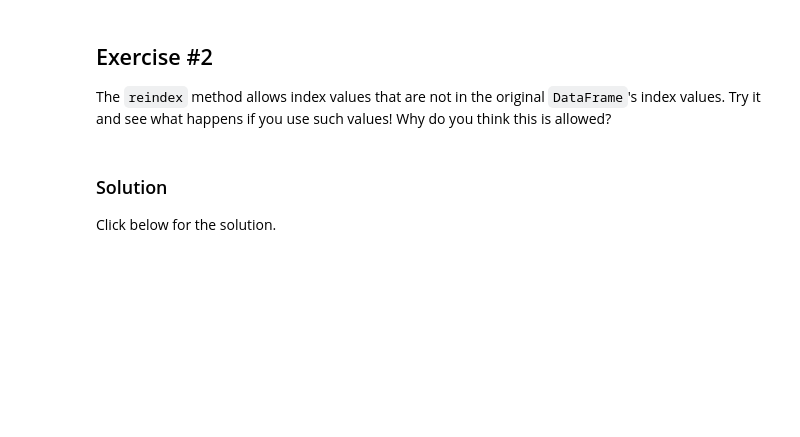
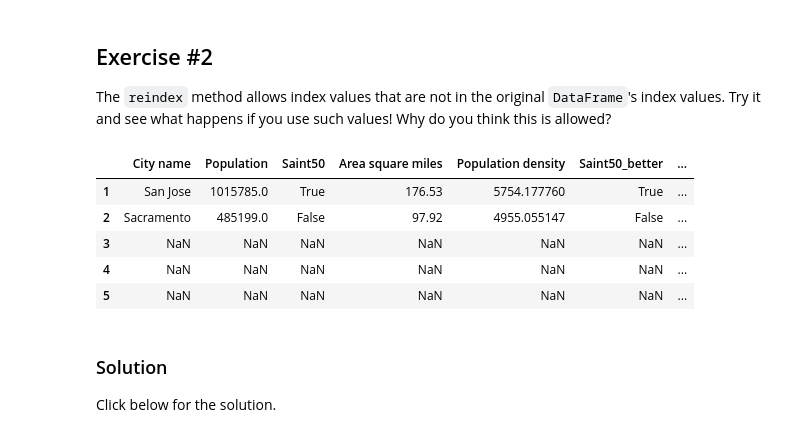
Before and after one commit to maxwellmckinnon/GoogleMLCrashCourse, a Jupyter notebook: intro_to_pandas.ipynb, the cells around one changed output. Cells and saved outputs as stored; diff of their text form; code cells hidden in the pictures; blank space fills up the shorter version.

```diff
--- a/intro_to_pandas.ipynb
+++ b/intro_to_pandas.ipynb
@@ -241,3 +282,14 @@ The `reindex` method allows index values that are not in the original `DataFrame
+# %%
+# Your code here
+cities.reindex(np.array([1,2,3,4,5]))
+# maybe allowed for working with sparse dfs, ability to create data entries that will be filled in later, ?
+# %% [output]
+|  | City name | Population | Saint50 | Area square miles | Population density | Saint50_better | ... |
+| 1 | San Jose | 1015785.0 | True | 176.53 | 5754.177760 | True | ... |
+| 2 | Sacramento | 485199.0 | False | 97.92 | 4955.055147 | False | ... |
+| 3 | NaN | NaN | NaN | NaN | NaN | NaN | ... |
+| 4 | NaN | NaN | NaN | NaN | NaN | NaN | ... |
+| 5 | NaN | NaN | NaN | NaN | NaN | NaN | ... |
 # %% [markdown]
 ### Solution
 
```
Also changed, not shown: parts of 9 cells of this notebook.
